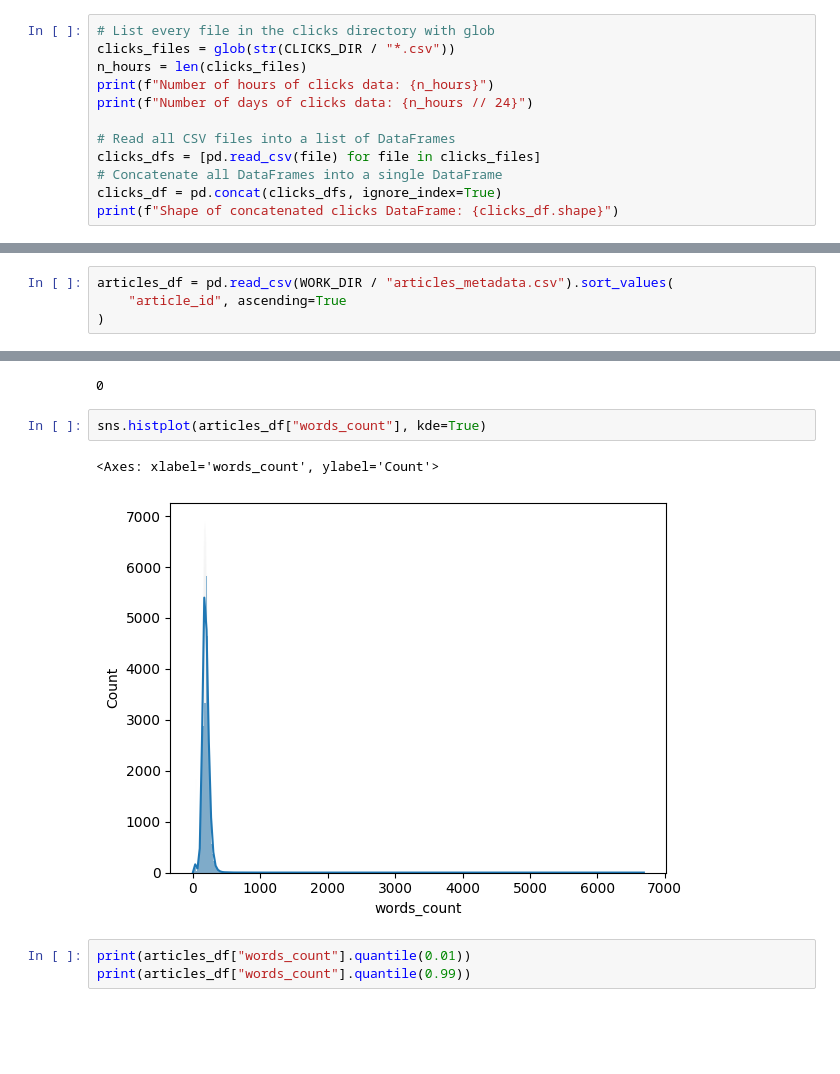
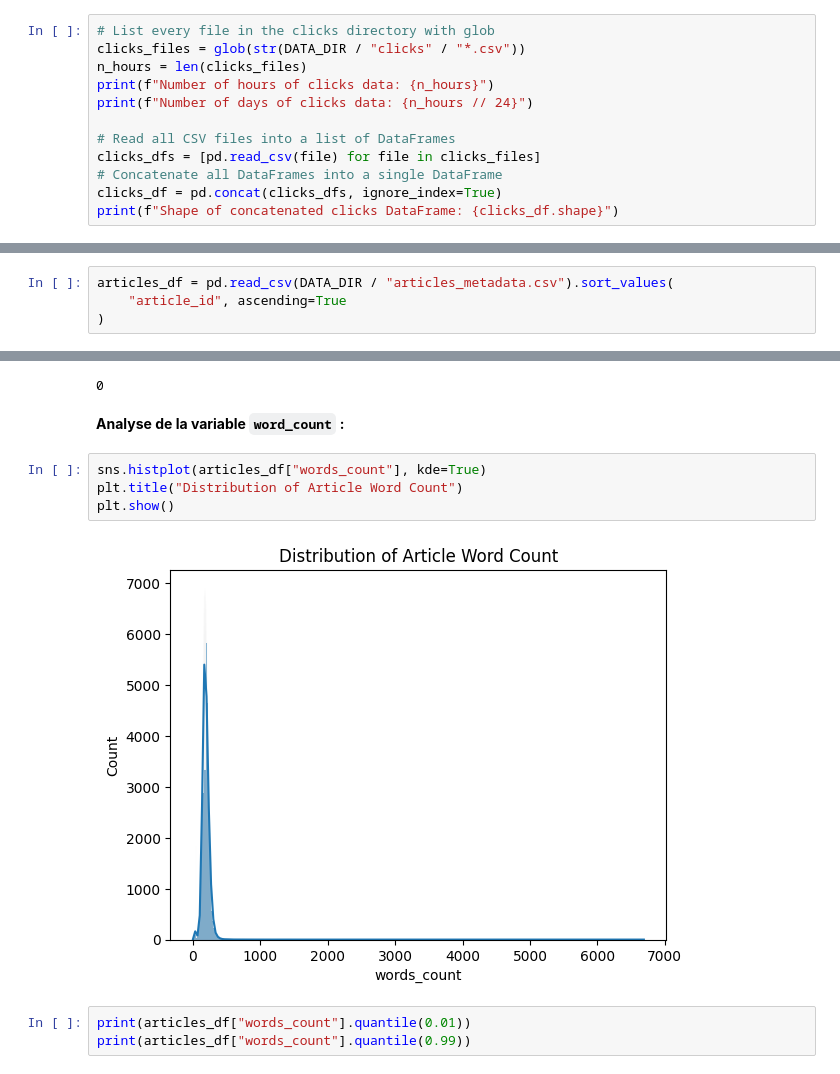
Before and after one commit to Hedredo/oc_p10, a Jupyter notebook: notebooks/00_analysis.ipynb, the cells around one changed output, grey strips where cells are left out. Cells and saved outputs as stored; diff of their text form; blank space fills up the shorter version.

```diff
--- a/notebooks/00_analysis.ipynb
+++ b/notebooks/00_analysis.ipynb
@@ -30,6 +96,6 @@ P.s. The full text of news articles could not be provided due to license restric
 # %%
 # List every file in the clicks directory with glob
-clicks_files = glob(str(CLICKS_DIR / "*.csv"))
+clicks_files = glob(str(DATA_DIR / "clicks" / "*.csv"))
 n_hours = len(clicks_files)
 print(f"Number of hours of clicks data: {n_hours}")
 print(f"Number of days of clicks data: {n_hours // 24}")
@@ -924,5 +952,5 @@ click_ranking
 # %%
-articles_df = pd.read_csv(WORK_DIR / "articles_metadata.csv").sort_values(
+articles_df = pd.read_csv(DATA_DIR / "articles_metadata.csv").sort_values(
     "article_id", ascending=True
 )
 # %%
@@ -981,11 +1013,14 @@ dtype: int64
 print(articles_df.duplicated().sum())
 # %% [output]
 0
+# %% [markdown]
+**Analyse de la variable `word_count` :**
 # %%
 sns.histplot(articles_df["words_count"], kde=True)
+plt.title("Distribution of Article Word Count")
+plt.show()
 # %% [output]
-<Axes: xlabel='words_count', ylabel='Count'>
-[figure, old version]
+[figure, new version]
 # %%
 print(articles_df["words_count"].quantile(0.01))
 print(articles_df["words_count"].quantile(0.99))
```
Also changed, not shown: parts of 63 cells of this notebook, 6 other files.
